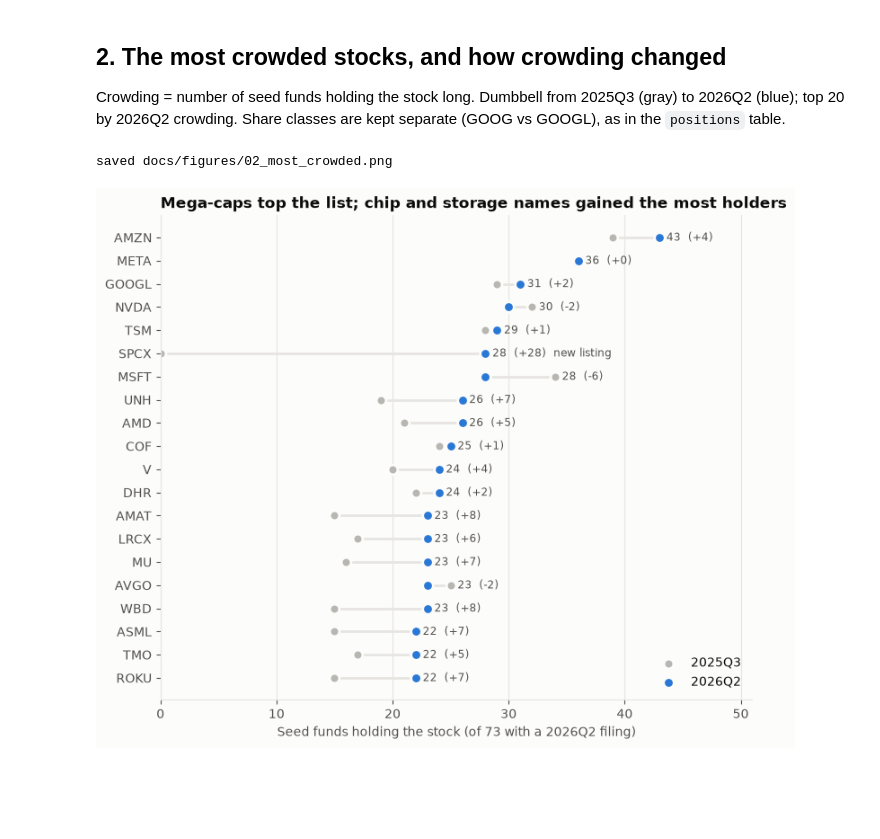
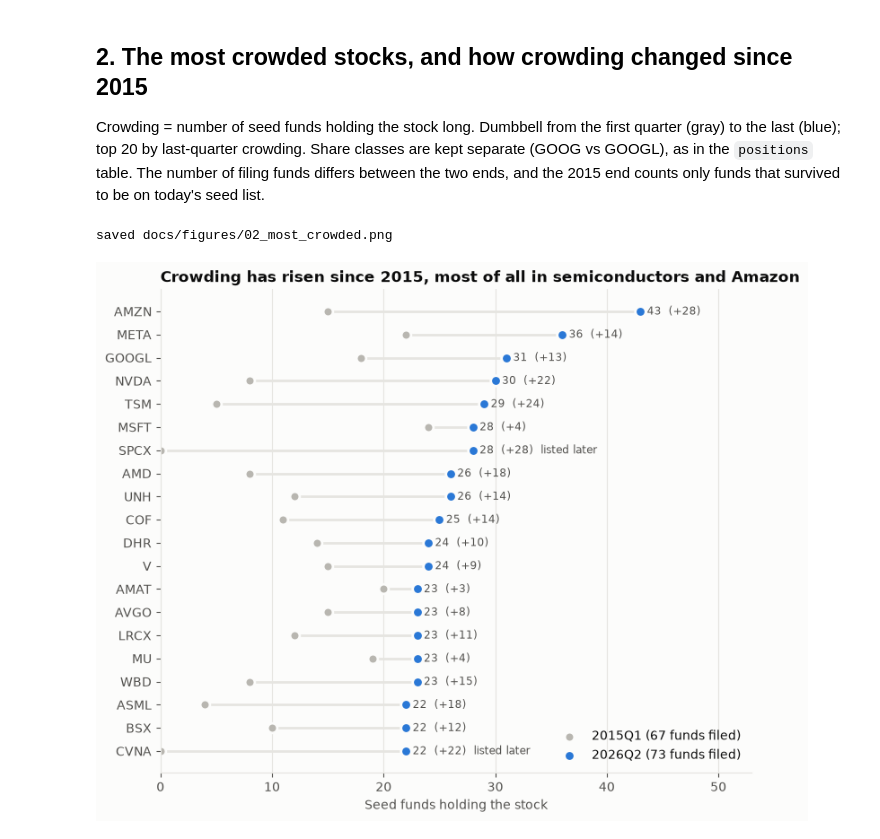
Before and after one commit to scucla/hedge-fund-13f, a Jupyter notebook: notebooks/eda_milestone3.ipynb, the cells around one changed output. Saved outputs shown, nothing was run; the diff lists cells and outputs as text; code cells hidden in the pictures; blank space fills up the shorter version.

```diff
--- a/notebooks/eda_milestone3.ipynb
+++ b/notebooks/eda_milestone3.ipynb
@@ -24,6 +27,10 @@ seed = (pl.read_csv(ROOT / "data/reference/seed_funds.csv")
         .with_columns(pl.col("fund_name").str.to_lowercase().str.replace_all(r"[^a-z0-9]+", "_")
                       .str.strip_chars("_").alias("fund_id")))
 
+FIRST_Q, LAST_Q = con.execute("SELECT min(quarter), max(quarter) FROM fund_quarter").fetchone()
+N_Q = con.execute("SELECT count(DISTINCT quarter) FROM fund_quarter").fetchone()[0]
+print(f"{FIRST_Q}–{LAST_Q}: {N_Q} quarters")
+
 # Validated reference palette (light), slots in fixed order; checked with the
 # dataviz skill's validate_palette.js: all gates pass on adjacent pairs.
 SERIES = ["#2a78d6", "#eb6834", "#1baf7a", "#eda100", "#e87ba4", "#008300", "#6250d6"]
@@ -32,6 +39,7 @@ INK, INK2, MUTED, GRID = "#0b0b0b", "#52514e", "#8a8984", "#e6e5e1"
 SURFACE = "#fcfcfb"
 DIVERGING = LinearSegmentedColormap.from_list(
     "blue_gray_red", ["#104281", "#3987e5", "#f0efec", "#e66767", "#a52a2a"])
+SEQUENTIAL = LinearSegmentedColormap.from_list("blues", [SURFACE, "#9ec5f0", "#2a78d6", "#104281"])
 
 plt.rcParams.update({
     "figure.facecolor": SURFACE, "axes.facecolor": SURFACE, "savefig.facecolor": SURFACE,
@@ -121,39 +141,61 @@ features alone won't recover the styles.
 # %% [markdown]
-## 2. The most crowded stocks, and how crowding changed
+## 2. The most crowded stocks, and how crowding changed since 2015
 
-Crowding = number of seed funds holding the stock long. Dumbbell from 2025Q3
-(gray) to 2026Q2 (blue); top 20 by 2026Q2 crowding. Share classes are kept
-separate (GOOG vs GOOGL), as in the `positions` table.
+Crowding = number of seed funds holding the stock long. Dumbbell from the
+first quarter (gray) to the last (blue); top 20 by last-quarter crowding.
+Share classes are kept separate (GOOG vs GOOGL), as in the `positions` table.
+The number of filing funds differs between the two ends, and the 2015 end
+counts only funds that survived to be on today's seed list.
 # %%
 crowd = con.execute("""
     SELECT security_key AS symbol, quarter, count(DISTINCT fund_id) AS n_funds
     FROM positions WHERE NOT is_option AND security_class IN ('common', 'adr')
     GROUP BY ALL
 """).pl()
-last, first = crowd.filter(pl.col("quarter") == "2026Q2"), crowd.filter(pl.col("quarter") == "2025Q3")
-top = (last.sort("n_funds", descending=True).head(20)
+# Corporate events since 2015 changed some CUSIPs, so the 2015 holding sits
+# under another key: Google -> Alphabet (class A, 38259P508; class C, 38259P706),
+# Avago -> Broadcom (Y0486S104), Discovery -> Warner Bros. Discovery (A and C).
+PREDECESSORS = {"8888000D": "GOOGL", "9999000D": "GOOG", "1373183D": "AVGO", "DISCA": "WBD", "DISCK": "WBD"}
+crowd_first = con.execute("""
+    SELECT security_key AS symbol, fund_id FROM positions
+    WHERE NOT is_option AND security_class IN ('common', 'adr') AND quarter = ?
+""", [FIRST_Q]).pl().with_columns(pl.col("symbol").replace(PREDECESSORS))
+first = crowd_first.group_by("symbol").agg(pl.col("fund_id").n_unique().alias("n_funds"))
+# first trading day on our price source, to tell "listed later" from "nobody held it"
+listed = con.execute("SELECT symbol, min(date) AS first_date FROM prices_daily GROUP BY 1").pl()
+first_q_end = con.execute(f"SELECT last_day(make_date({FIRST_Q[:4]}, {int(FIRST_Q[-1]) * 3}, 1))").fetchone()[0]
+last = crowd.filter(pl.col("quarter") == LAST_Q)
+top = (last.sort("n_funds", "symbol", descending=[True, False]).head(20)   # symbol breaks ties deterministically
        .join(first.select("symbol", pl.col("n_funds").alias("n_first")), on="symbol", how="left")
-       .with_columns(pl.col("n_first").fill_null(0), (pl.col("n_funds") - pl.col("n_first").fill_null(0)).alias("change"))
+       .join(listed, on="symbol", how="left")
+       .with_columns(pl.col("n_first").fill_null(0),
+                     (pl.col("n_funds") - pl.col("n_first").fill_null(0)).alias("change"),
+                     (pl.col("first_date") > first_q_end).fill_null(False).alias("listed_later"))
        .sort("n_funds"))
-n_funds_total = con.execute("SELECT count(DISTINCT fund_id) FROM fund_quarter WHERE quarter = '2026Q2' AND n_positions > 0").fetchone()[0]
+n_filers = dict(con.execute("""
+    SELECT quarter, count(DISTINCT fund_id) FROM fund_quarter WHERE n_positions > 0 GROUP BY 1
+""").fetchall())
 
 fig, ax = plt.subplots(figsize=(8.5, 7))
 y = np.arange(len(top))
 ax.hlines(y, top["n_first"], top["n_funds"], color=GRID, linewidth=2, zorder=1)
-ax.scatter(top["n_first"], y, s=60, color=OTHER, edgecolor=SURFACE, linewidth=2, zorder=2, label="2025Q3")
-ax.scatter(top["n_funds"], y, s=70, color=SERIES[0], edgecolor=SURFACE, linewidth=2, zorder=3, label="2026Q2")
-for yi, (n, ch, n0) in enumerate(zip(top["n_funds"], top["change"], top["n_first"])):
-    note = "  new listing" if n0 == 0 else ""   # e.g. a 2026 IPO: zero holders is not "uncrowded"
+ax.scatter(top["n_first"], y, s=60, color=OTHER, edgecolor=SURFACE, linewidth=2, zorder=2,
+           label=f"{FIRST_Q} ({n_filers[FIRST_Q]} funds filed)")
+ax.scatter(top["n_funds"], y, s=70, color=SERIES[0], edgecolor=SURFACE, linewidth=2, zorder=3,
+           label=f"{LAST_Q} ({n_filers[LAST_Q]} funds filed)")
+for yi, (n, ch, n0, later) in enumerate(zip(top["n_funds"], top["change"], top["n_first"], top["listed_later"])):
+    note = "  listed later" if later else ""   # zero holders before listing is not "uncrowded"
     ax.text(max(n, n0) + 0.6, yi, f"{n}  ({ch:+d}){note}", va="center", fontsize=8.5, color=INK2)
 ax.set_yticks(y, top["symbol"].to_list())
-ax.set_xlabel(f"Seed funds holding the stock (of {n_funds_total} with a 2026Q2 filing)")
-ax.set_xlim(0, top["n_funds"].max() + 8)
+ax.set_xlabel("Seed funds holding the stock")
+ax.set_xlim(0, top["n_funds"].max() + 10)
 ax.grid(axis="y", visible=False)
 ax.legend(loc="lower right", frameon=False)
-ax.set_title("Mega-caps top the list; chip and storage names gained the most holders")
+ax.set_title("Crowding has risen since 2015, most of all in semiconductors and Amazon")
 save(fig, "02_most_crowded.png")
 plt.show()
-print(top.sort("n_funds", descending=True).select("symbol", "n_first", "n_funds", "change"))
+print(top.sort("n_funds", descending=True).select("symbol", "n_first", "n_funds", "change", "listed_later"))
+print(crowd.filter(pl.col("quarter") == FIRST_Q).sort("n_funds", descending=True).head(10))
 # %% [output]
 saved docs/figures/02_most_crowded.png
-[figure, old version]
+[figure, new version]
```
Also changed, not shown: parts of 16 cells of this notebook, 7 other files.
